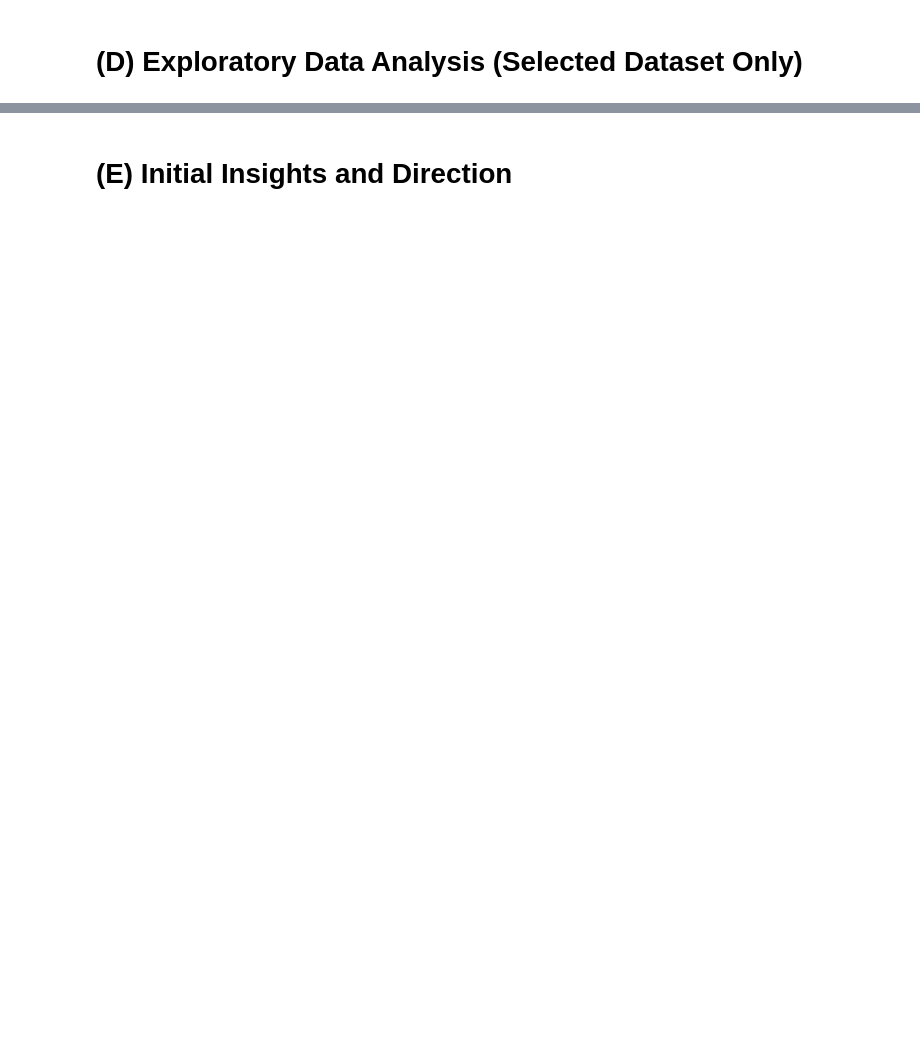
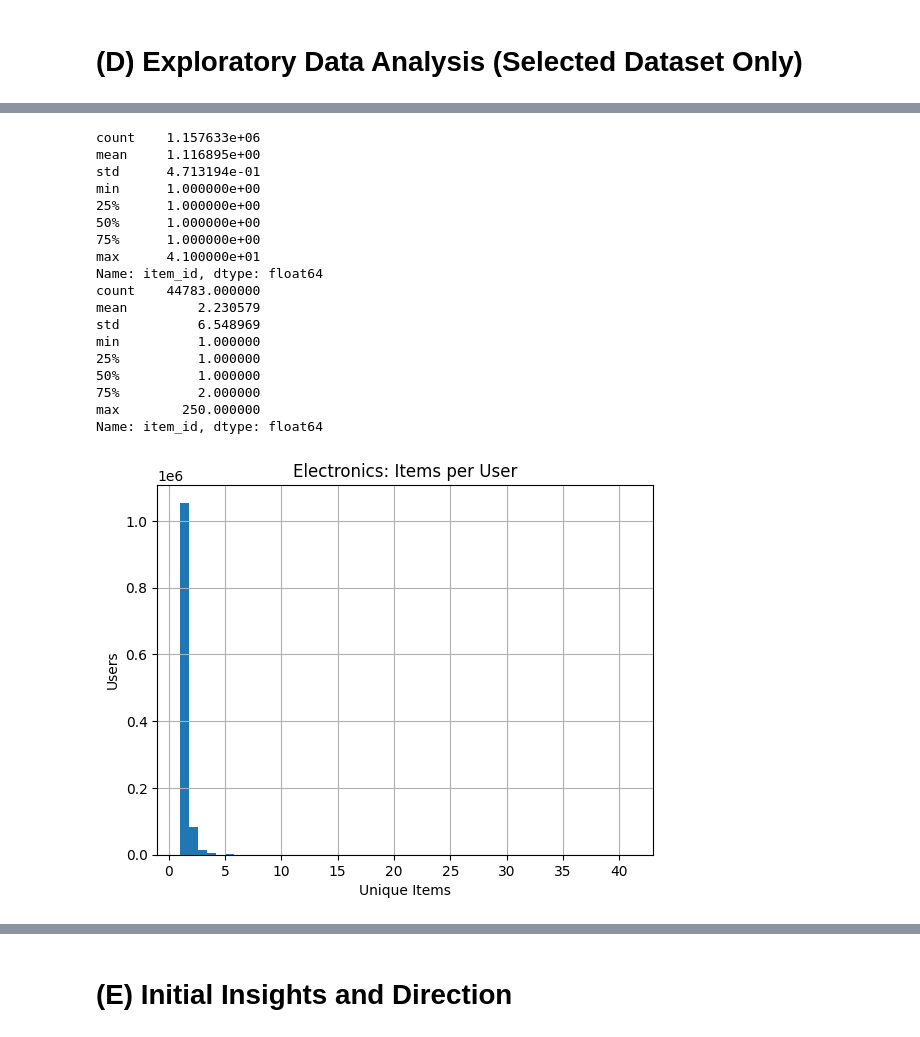
Before and after one commit to lejonathan24/CSCE676-Project, a Jupyter notebook: 129002924_Project.ipynb, the cells around one changed output, grey strips where cells are left out. Saved outputs shown, nothing was run; the diff lists cells and outputs as text; code cells hidden in the pictures; blank space fills up the shorter version.

```diff
--- a/129002924_Project.ipynb
+++ b/129002924_Project.ipynb
@@ -54,0 +230,32 @@ https://arxiv.org/abs/2411.05060
+# %%
+elec_items_per_user = df_elec.groupby("user_id")["item_id"].nunique()
+mod_items_per_user = df_mod.groupby("user_id")["item_id"].nunique()
+
+print(elec_items_per_user.describe())
+print(mod_items_per_user.describe())
+plt.figure()
+elec_items_per_user.hist(bins=50)
+plt.title("Electronics: Items per User")
+plt.xlabel("Unique Items")
+plt.ylabel("Users")
+plt.show()
+# %% [output]
+count    1.157633e+06
+mean     1.116895e+00
+std      4.713194e-01
+min      1.000000e+00
+25%      1.000000e+00
+50%      1.000000e+00
+75%      1.000000e+00
+max      4.100000e+01
+Name: item_id, dtype: float64
+count    44783.000000
+mean         2.230579
+std          6.548969
+min          1.000000
+25%          1.000000
+50%          1.000000
+75%          2.000000
+max        250.000000
+Name: item_id, dtype: float64
+[figure, added]
```
Also changed, not shown: parts of 28 cells of this notebook.
